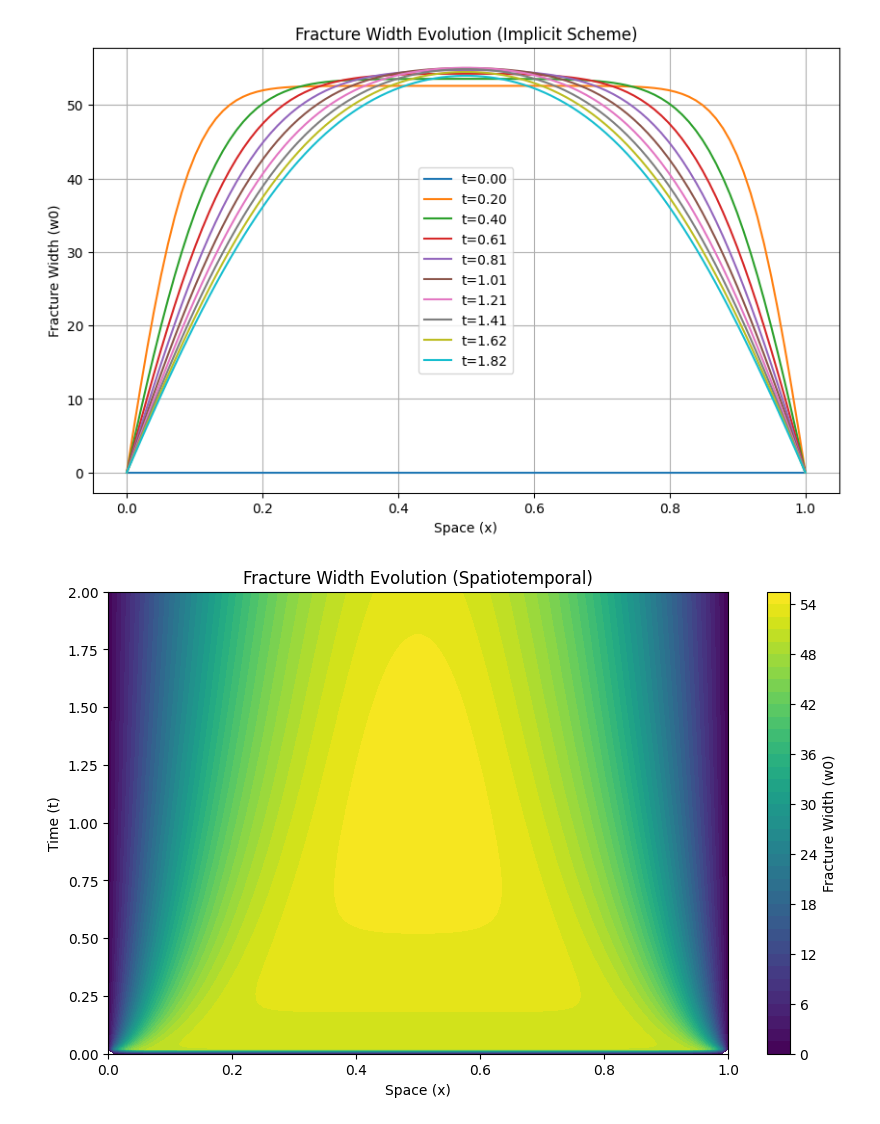
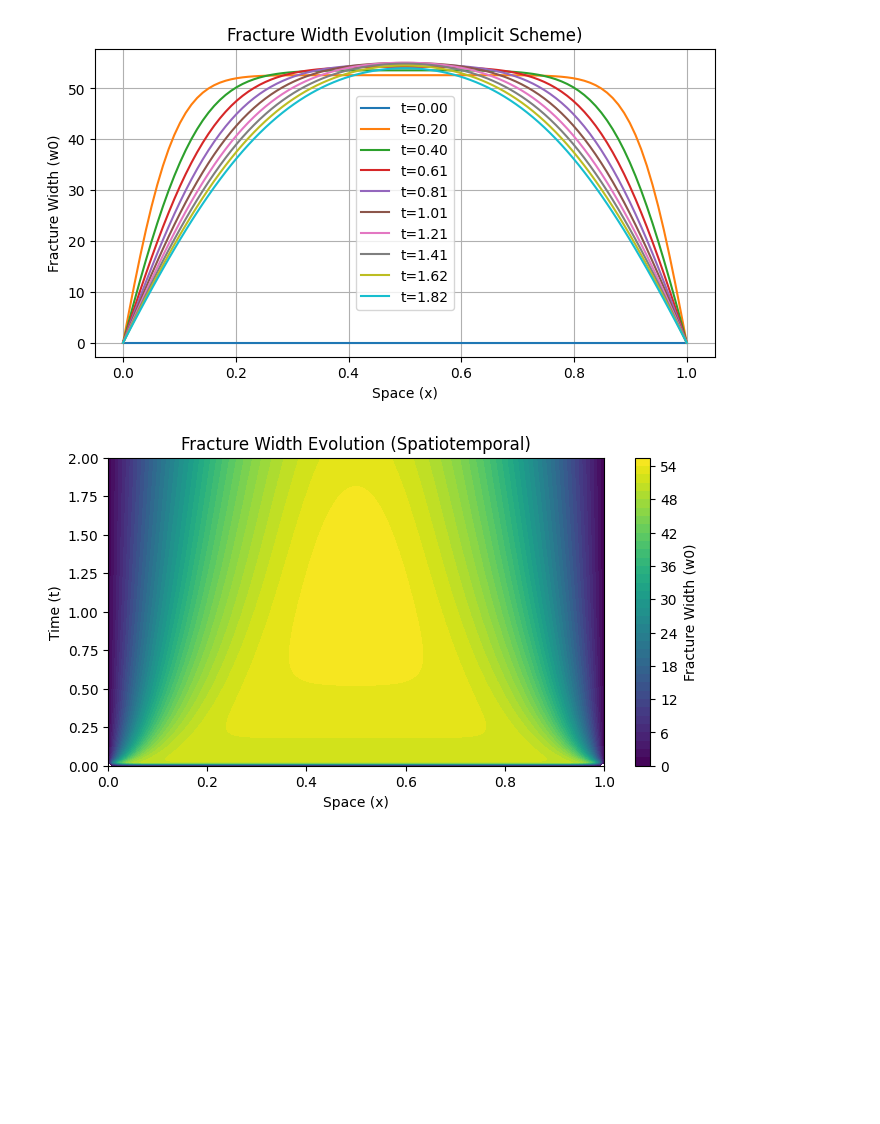
Before and after one commit to DennisWayo/Nordgren-FracSim, a Jupyter notebook: Implicitvalid.ipynb, the cells around one changed output. Cells and saved outputs as stored; diff of their text form; code cells hidden in the pictures; blank space fills up the shorter version.

```diff
--- a/Implicitvalid.ipynb
+++ b/Implicitvalid.ipynb
@@ -42,34 +42,34 @@ for n in range(0, Nt - 1):
         A[i, i] = 2 * alpha + beta
         A[i, i + 1] = -alpha
         b[i] = beta * w0[i, n] + (8 * C_L) / (np.pi * np.sqrt(t[n] - t_0 + 1e-6))
 
     # Boundary conditions (Dirichlet w0=0 at boundaries)
     A[0, 0] = A[-1, -1] = 1
     b[0] = b[-1] = 0
 
     # Solve the linear system
     w0[:, n + 1] = np.linalg.solve(A, b)
 
 # Plot results
-plt.figure(figsize=(10, 6))
+plt.figure(figsize=(8, 4))
 for n in range(0, Nt, Nt // 10):  # Plot at 10 equally spaced time steps
     plt.plot(x, w0[:, n], label=f"t={t[n]:.2f}")
 plt.xlabel("Space (x)")
 plt.ylabel("Fracture Width (w0)")
 plt.title("Fracture Width Evolution (Implicit Scheme)")
 plt.legend()
 plt.grid()
 plt.show()
 
 # Spatiotemporal Contour Plot
 X, T = np.meshgrid(x, t)
-plt.figure(figsize=(10, 6))
+plt.figure(figsize=(8, 4))
 plt.contourf(X, T, w0.T, levels=50, cmap="viridis")
 plt.colorbar(label="Fracture Width (w0)")
 plt.xlabel("Space (x)")
 plt.ylabel("Time (t)")
 plt.title("Fracture Width Evolution (Spatiotemporal)")
 plt.show()
 # %% [output]
-[figure, old version]
+[figure, new version]
-[figure, old version]
+[figure, new version]
```
